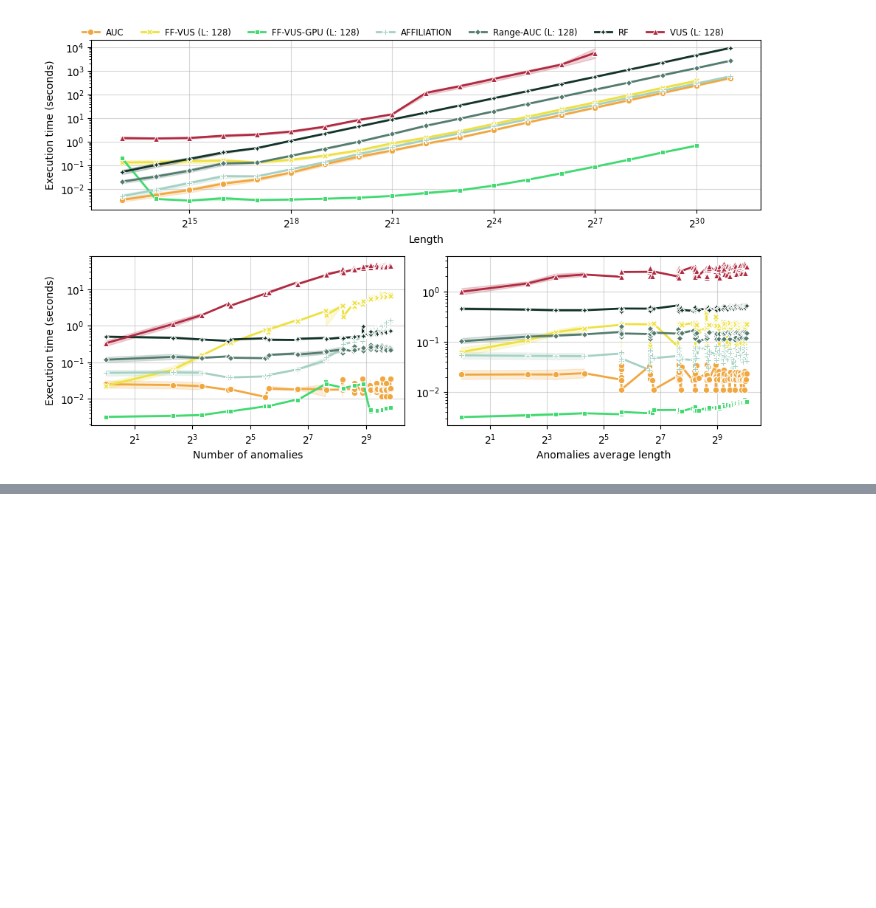
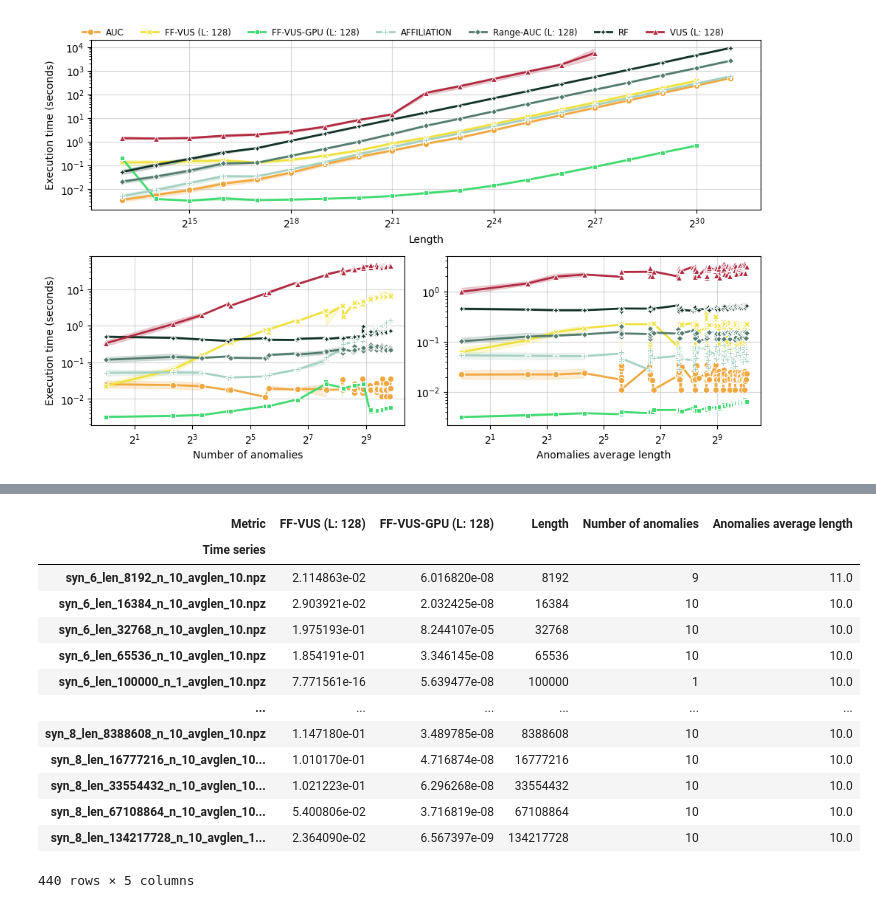
Before and after one commit to sylligardos/ff-vus, a Jupyter notebook: src/notebooks/allmetrics_defparams_syn.ipynb, the cells around one changed output, grey strips where cells are left out. Saved outputs shown, nothing was run; the diff lists cells and outputs as text; code cells hidden in the pictures; blank space fills up the shorter version.

```diff
--- a/src/notebooks/allmetrics_defparams_syn.ipynb
+++ b/src/notebooks/allmetrics_defparams_syn.ipynb
@@ -236,0 +273,23 @@ plt.show()
+# %%
+attributes = ["Length", "Number of anomalies", "Anomalies average length"]
+for attr in attributes:
+    dif_df[attr] = dif_df.apply(
+        lambda row: df.loc[df['Time series'] == row.name, attr].values[0],
+        axis=1
+    )
+dif_df
+# %% [output]
+| Metric | FF-VUS (L: 128) | FF-VUS-GPU (L: 128) | Length | Number of anomalies | Anomalies average length |
+| Time series |  |  |  |  |  |
+| syn_6_len_8192_n_10_avglen_10.npz | 2.114863e-02 | 6.016820e-08 | 8192 | 9 | 11.0 |
+| syn_6_len_16384_n_10_avglen_10.npz | 2.903921e-02 | 2.032425e-08 | 16384 | 10 | 10.0 |
+| syn_6_len_32768_n_10_avglen_10.npz | 1.975193e-01 | 8.244107e-05 | 32768 | 10 | 10.0 |
+| syn_6_len_65536_n_10_avglen_10.npz | 1.854191e-01 | 3.346145e-08 | 65536 | 10 | 10.0 |
+| syn_6_len_100000_n_1_avglen_10.npz | 7.771561e-16 | 5.639477e-08 | 100000 | 1 | 10.0 |
+| ... | ... | ... | ... | ... | ... |
+| syn_8_len_8388608_n_10_avglen_10.npz | 1.147180e-01 | 3.489785e-08 | 8388608 | 10 | 10.0 |
+| syn_8_len_16777216_n_10_avglen_10... | 1.010170e-01 | 4.716874e-08 | 16777216 | 10 | 10.0 |
+| syn_8_len_33554432_n_10_avglen_10... | 1.021223e-01 | 6.296268e-08 | 33554432 | 10 | 10.0 |
+| syn_8_len_67108864_n_10_avglen_10... | 5.400806e-02 | 3.716819e-08 | 67108864 | 10 | 10.0 |
+| syn_8_len_134217728_n_10_avglen_1... | 2.364090e-02 | 6.567397e-09 | 134217728 | 10 | 10.0 |
+440 rows × 5 columns
```
Also changed, not shown: parts of 8 cells of this notebook, 3 other files.
